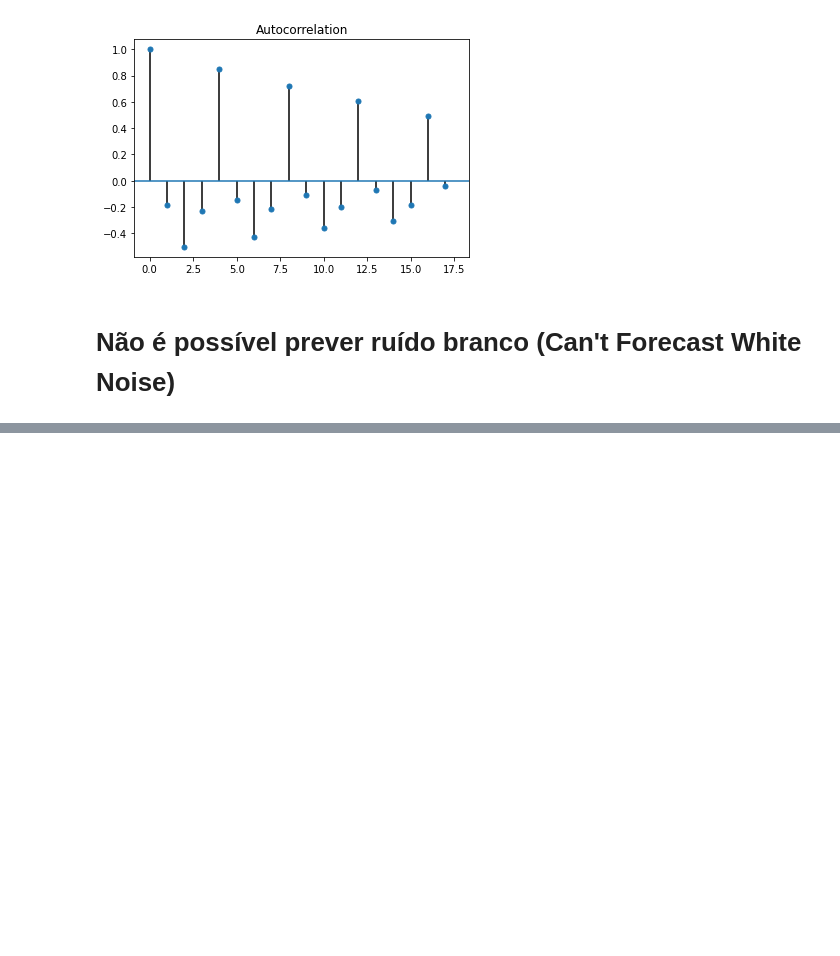
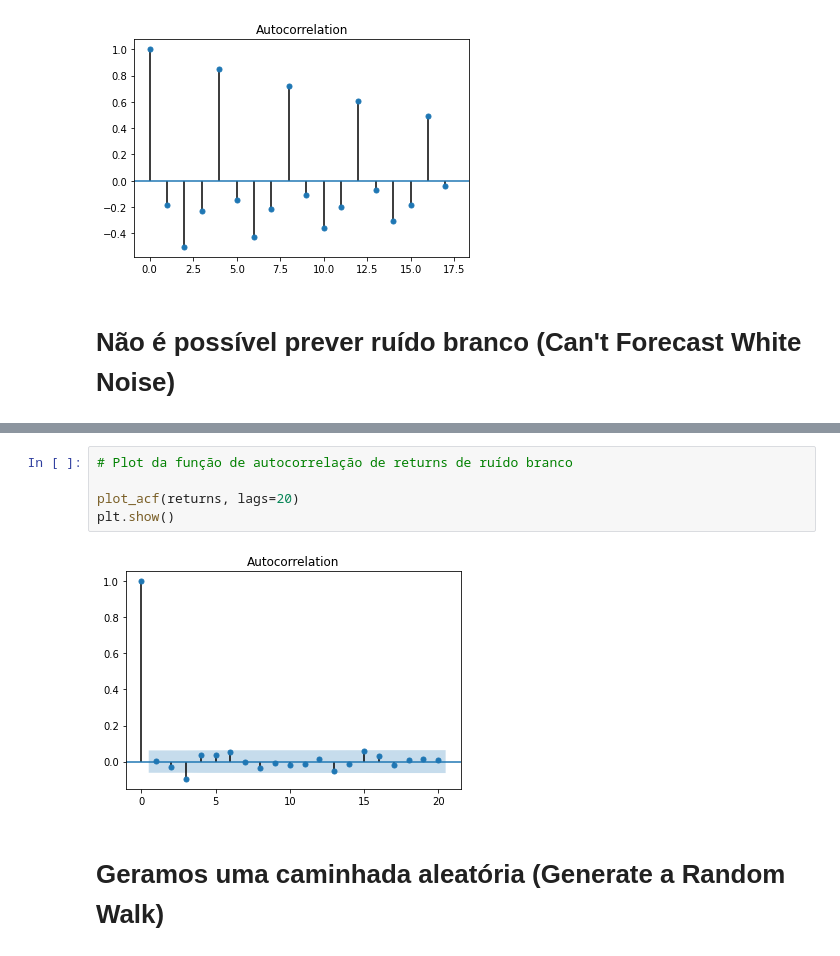
Before and after one commit to EddyGiusepe/Time_Series_ONE, a Jupyter notebook: Time_Series_Analysis_in_Python.ipynb, the cells around one changed output, grey strips where cells are left out. Drawn from its saved outputs; the diff is of its cells as text; blank space fills up the shorter version.

```diff
--- a/Time_Series_Analysis_in_Python.ipynb
+++ b/Time_Series_Analysis_in_Python.ipynb
@@ -126,0 +149,9 @@ plot_acf(hrb_list, alpha=1)
+# %%
+# Plot da função de autocorrelação de returns de ruído branco
+
+plot_acf(returns, lags=20)
+plt.show()
+# %% [output]
+[figure, added]
+# %% [markdown]
+# Geramos uma caminhada aleatória (Generate a Random Walk)
```
Also changed, not shown: parts of 6 cells of this notebook.
